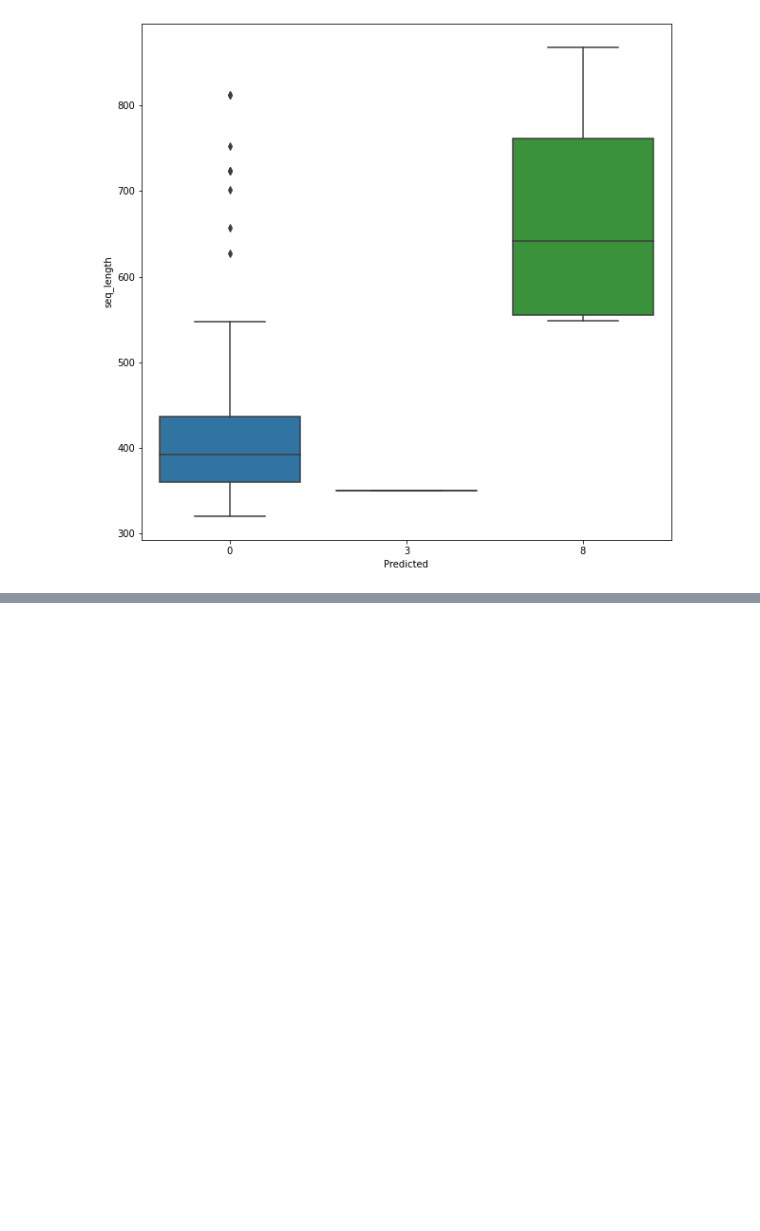
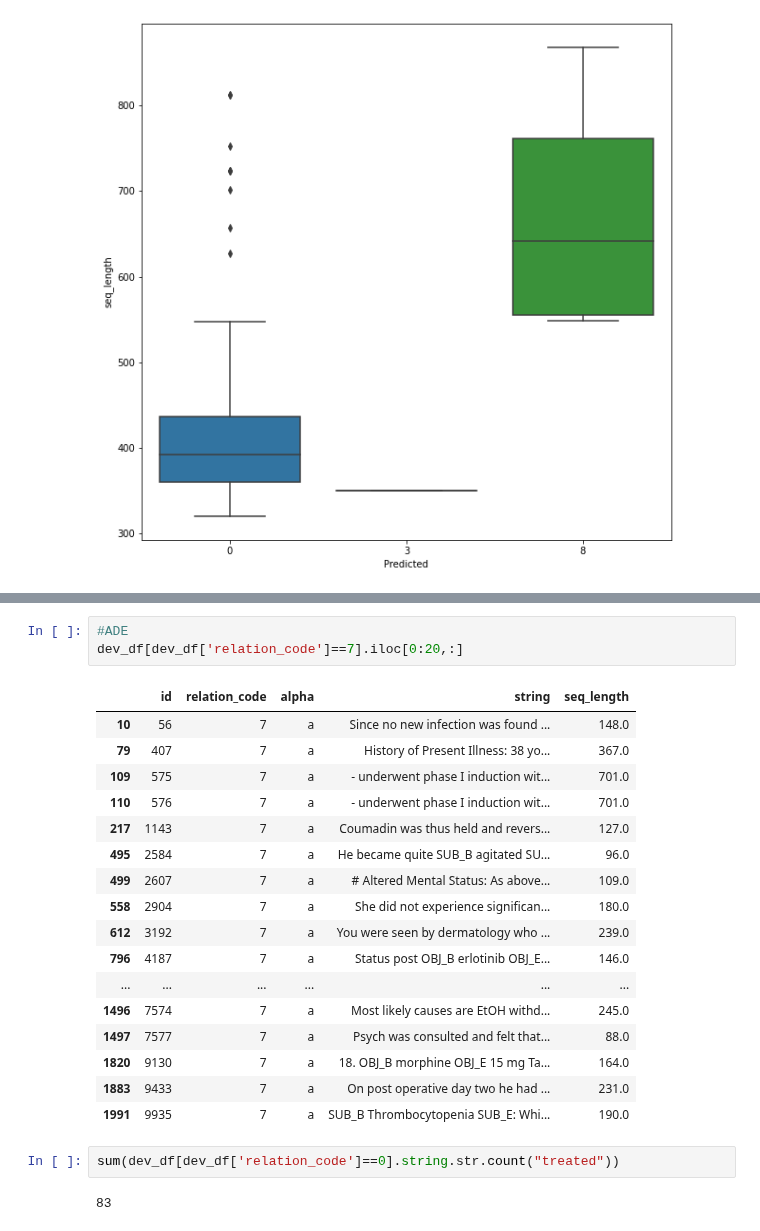
Before and after one commit to pnarsina/w266_final, a Jupyter notebook: project_re/MissedPredictionsAnalysis.ipynb, the cells around one changed output, grey strips where cells are left out. Drawn from its saved outputs; the diff is of its cells as text; blank space fills up the shorter version.

```diff
--- a/project_re/MissedPredictionsAnalysis.ipynb
+++ b/project_re/MissedPredictionsAnalysis.ipynb
@@ -360,0 +398,25 @@ ax1 = sns.boxplot(x = 'Predicted', y = 'seq_length' , data = misclass_ade_m1)
+# %%
+#ADE
+dev_df[dev_df['relation_code']==7].iloc[0:20,:]
+# %% [output]
+|  | id | relation_code | alpha | string | seq_length |
+| 10 | 56 | 7 | a | Since no new infection was found ... | 148.0 |
+| 79 | 407 | 7 | a | History of Present Illness: 38 yo... | 367.0 |
+| 109 | 575 | 7 | a | - underwent phase I induction wit... | 701.0 |
+| 110 | 576 | 7 | a | - underwent phase I induction wit... | 701.0 |
+| 217 | 1143 | 7 | a | Coumadin was thus held and revers... | 127.0 |
+| 495 | 2584 | 7 | a | He became quite SUB_B agitated SU... | 96.0 |
+| 499 | 2607 | 7 | a | # Altered Mental Status: As above... | 109.0 |
+| 558 | 2904 | 7 | a | She did not experience significan... | 180.0 |
+| 612 | 3192 | 7 | a | You were seen by dermatology who ... | 239.0 |
+| 796 | 4187 | 7 | a | Status post OBJ_B erlotinib OBJ_E... | 146.0 |
+| ... | ... | ... | ... | ... | ... |
+| 1496 | 7574 | 7 | a | Most likely causes are EtOH withd... | 245.0 |
+| 1497 | 7577 | 7 | a | Psych was consulted and felt that... | 88.0 |
+| 1820 | 9130 | 7 | a | 18. OBJ_B morphine OBJ_E 15 mg Ta... | 164.0 |
+| 1883 | 9433 | 7 | a | On post operative day two he had ... | 231.0 |
+| 1991 | 9935 | 7 | a | SUB_B Thrombocytopenia SUB_E: Whi... | 190.0 |
+# %%
+sum(dev_df[dev_df['relation_code']==0].string.str.count("treated"))
+# %% [output]
+83
```
Also changed, not shown: parts of 3 cells of this notebook.
